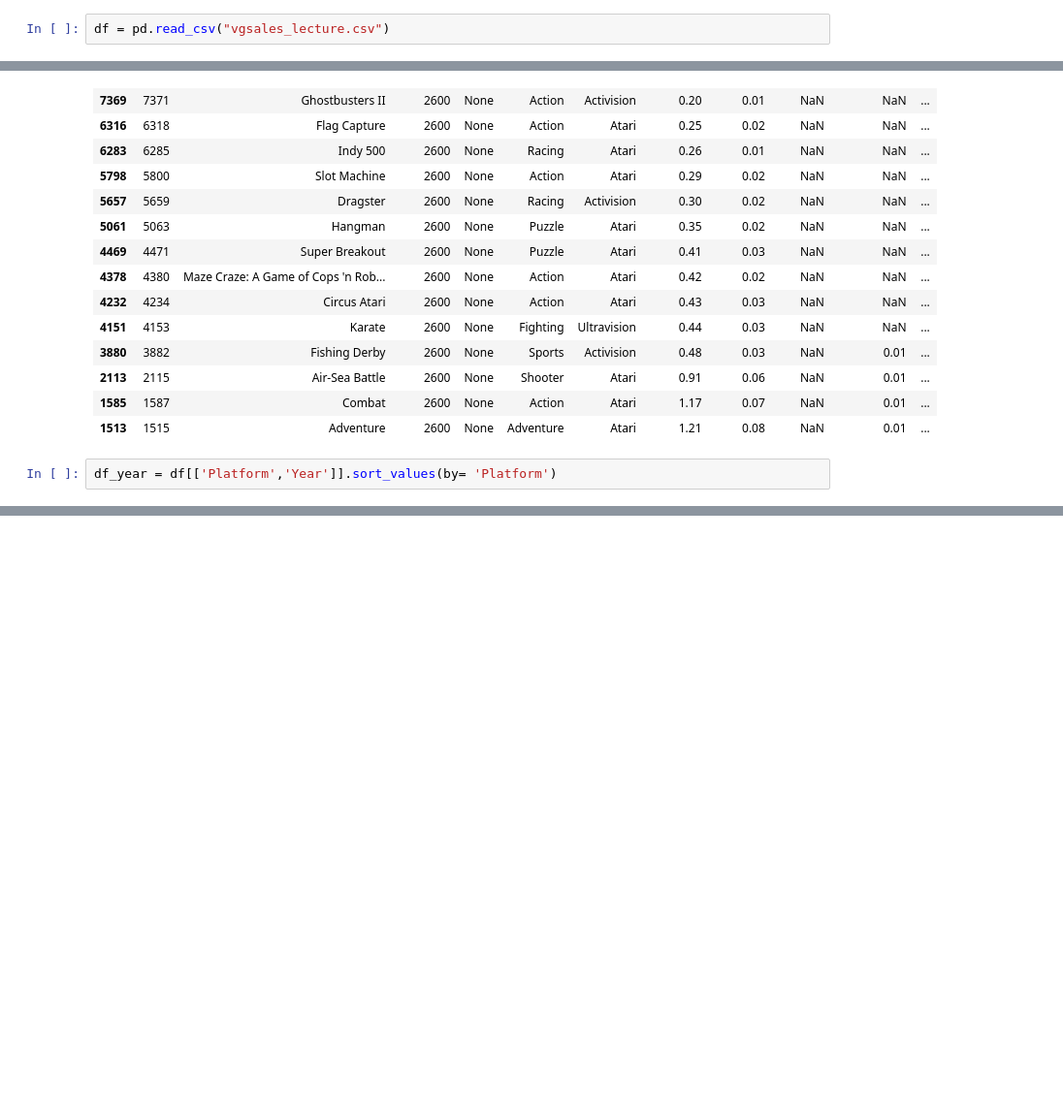
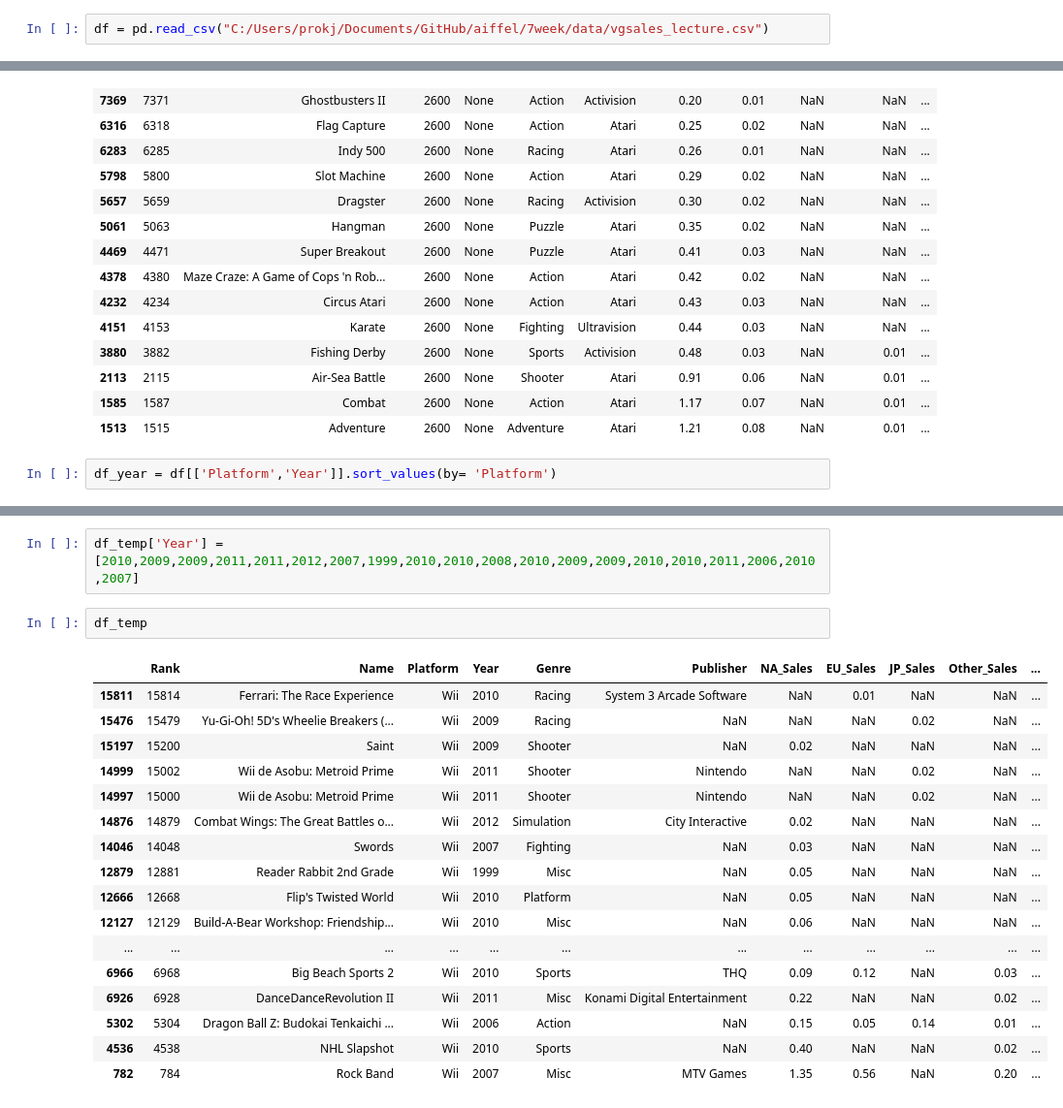
Before and after one commit to koreaTail/aiffel_git, a Jupyter notebook: 7week/jojo.ipynb, the cells around one changed output, grey strips where cells are left out. Shown at 97% size. Drawn from its saved outputs; the diff is of its cells as text; blank space fills up the shorter version.

```diff
--- a/7week/jojo.ipynb
+++ b/7week/jojo.ipynb
@@ -12,7 +12,7 @@ import warnings
 warnings.filterwarnings('ignore')
 %matplotlib inline
 # %%
-df = pd.read_csv("vgsales_lecture.csv")
+df = pd.read_csv("C:/Users/prokj/Documents/GitHub/aiffel/7week/data/vgsales_lecture.csv")
 # %%
 df.info()
 # %% [output]
@@ -333,3 +333,25 @@ df_temp
 | 5302 | 5304 | Dragon Ball Z: Budokai Tenkaichi ... | Wii | None | Action | NaN | 0.15 | 0.05 | 0.14 | 0.01 | ... |
 | 4536 | 4538 | NHL Slapshot | Wii | None | Sports | NaN | 0.40 | NaN | NaN | 0.02 | ... |
 | 782 | 784 | Rock Band | Wii | None | Misc | MTV Games | 1.35 | 0.56 | NaN | 0.20 | ... |
+# %%
+df_temp['Year'] = [2010,2009,2009,2011,2011,2012,2007,1999,2010,2010,2008,2010,2009,2009,2010,2010,2011,2006,2010,2007]
+# %%
+df_temp
+# %% [output]
+|  | Rank | Name | Platform | Year | Genre | Publisher | NA_Sales | EU_Sales | JP_Sales | Other_Sales | ... |
+| 15811 | 15814 | Ferrari: The Race Experience | Wii | 2010 | Racing | System 3 Arcade Software | NaN | 0.01 | NaN | NaN | ... |
+| 15476 | 15479 | Yu-Gi-Oh! 5D's Wheelie Breakers (... | Wii | 2009 | Racing | NaN | NaN | NaN | 0.02 | NaN | ... |
+| 15197 | 15200 | Saint | Wii | 2009 | Shooter | NaN | 0.02 | NaN | NaN | NaN | ... |
+| 14999 | 15002 | Wii de Asobu: Metroid Prime | Wii | 2011 | Shooter | Nintendo | NaN | NaN | 0.02 | NaN | ... |
+| 14997 | 15000 | Wii de Asobu: Metroid Prime | Wii | 2011 | Shooter | Nintendo | NaN | NaN | 0.02 | NaN | ... |
+| 14876 | 14879 | Combat Wings: The Great Battles o... | Wii | 2012 | Simulation | City Interactive | 0.02 | NaN | NaN | NaN | ... |
+| 14046 | 14048 | Swords | Wii | 2007 | Fighting | NaN | 0.03 | NaN | NaN | NaN | ... |
+| 12879 | 12881 | Reader Rabbit 2nd Grade | Wii | 1999 | Misc | NaN | 0.05 | NaN | NaN | NaN | ... |
+| 12666 | 12668 | Flip's Twisted World | Wii | 2010 | Platform | NaN | 0.05 | NaN | NaN | NaN | ... |
+| 12127 | 12129 | Build-A-Bear Workshop: Friendship... | Wii | 2010 | Misc | NaN | 0.06 | NaN | NaN | NaN | ... |
+| ... | ... | ... | ... | ... | ... | ... | ... | ... | ... | ... | ... |
+| 6966 | 6968 | Big Beach Sports 2 | Wii | 2010 | Sports | THQ | 0.09 | 0.12 | NaN | 0.03 | ... |
+| 6926 | 6928 | DanceDanceRevolution II | Wii | 2011 | Misc | Konami Digital Entertainment | 0.22 | NaN | NaN | 0.02 | ... |
+| 5302 | 5304 | Dragon Ball Z: Budokai Tenkaichi ... | Wii | 2006 | Action | NaN | 0.15 | 0.05 | 0.14 | 0.01 | ... |
+| 4536 | 4538 | NHL Slapshot | Wii | 2010 | Sports | NaN | 0.40 | NaN | NaN | 0.02 | ... |
+| 782 | 784 | Rock Band | Wii | 2007 | Misc | MTV Games | 1.35 | 0.56 | NaN | 0.20 | ... |
```
Also changed, not shown: parts of 1 cell of this notebook.
